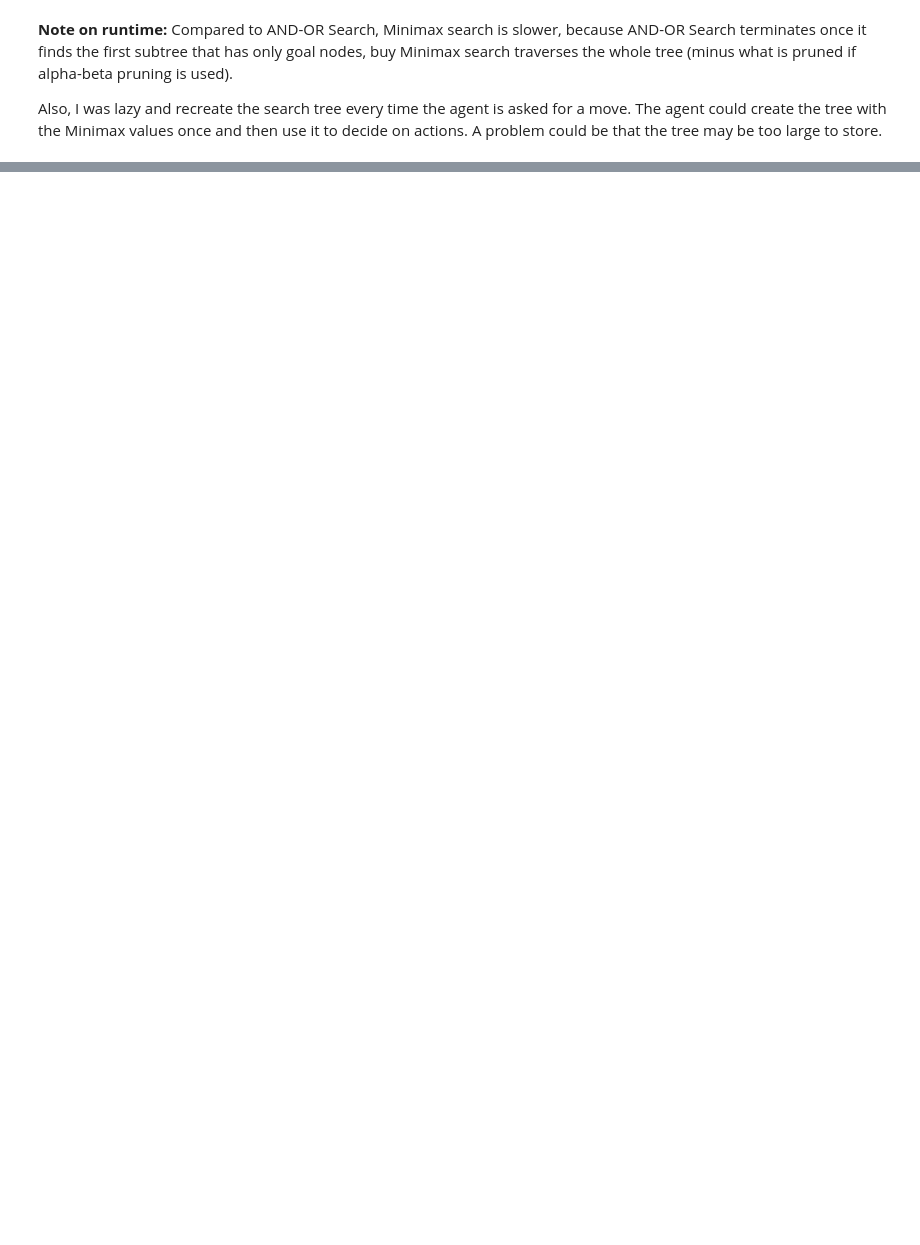
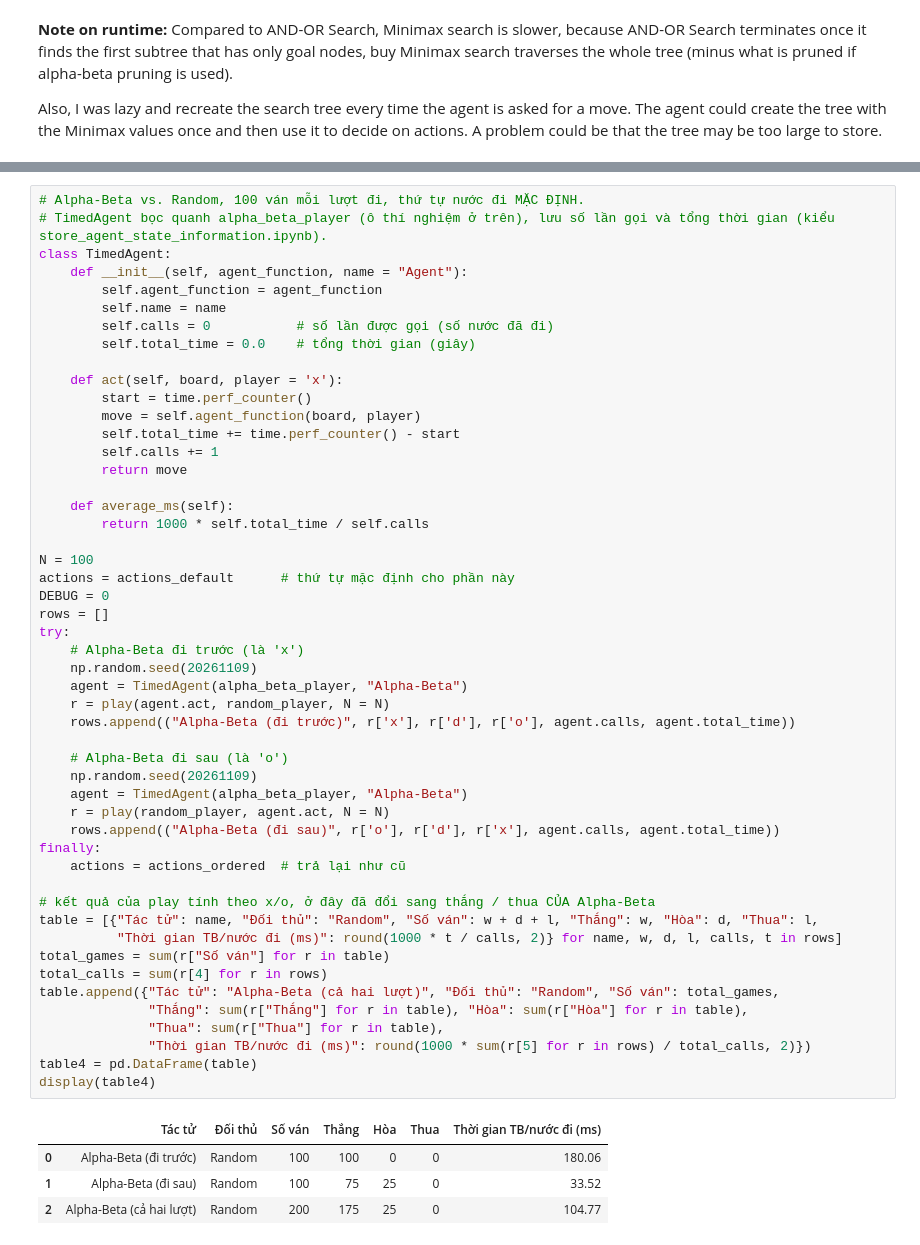
Before and after one commit to Ko4rut/ML-Advance-Group, a Jupyter notebook: lab05 - game/lab05 - game/tictactoe_alpha_beta_tree_search.ipynb, the cells around one changed output, grey strips where cells are left out. Drawn from its saved outputs; the diff is of its cells as text; blank space fills up the shorter version.

```diff
--- a/lab05 - game/lab05 - game/tictactoe_alpha_beta_tree_search.ipynb
+++ b/lab05 - game/lab05 - game/tictactoe_alpha_beta_tree_search.ipynb
@@ -451,0 +655,55 @@ Also, I was lazy and recreate the search tree every time the agent is asked for
+# %%
+# Alpha-Beta vs. Random, 100 ván mỗi lượt đi, thứ tự nước đi MẶC ĐỊNH.
+# TimedAgent bọc quanh alpha_beta_player (ô thí nghiệm ở trên), lưu số lần gọi và tổng thời gian (kiểu store_agent_state_information.ipynb).
+class TimedAgent:
+    def __init__(self, agent_function, name = "Agent"):
+        self.agent_function = agent_function
+        self.name = name
+        self.calls = 0           # số lần được gọi (số nước đã đi)
+        self.total_time = 0.0    # tổng thời gian (giây)
+
+    def act(self, board, player = 'x'):
+        start = time.perf_counter()
+        move = self.agent_function(board, player)
+        self.total_time += time.perf_counter() - start
+        self.calls += 1
+        return move
+
+    def average_ms(self):
+        return 1000 * self.total_time / self.calls
+
+N = 100
+actions = actions_default      # thứ tự mặc định cho phần này
+DEBUG = 0
+rows = []
+try:
+    # Alpha-Beta đi trước (là 'x')
+    np.random.seed(20261109)
+    agent = TimedAgent(alpha_beta_player, "Alpha-Beta")
+    r = play(agent.act, random_player, N = N)
+    rows.append(("Alpha-Beta (đi trước)", r['x'], r['d'], r['o'], agent.calls, agent.total_time))
+
+    # Alpha-Beta đi sau (là 'o')
+    np.random.seed(20261109)
+    agent = TimedAgent(alpha_beta_player, "Alpha-Beta")
+    r = play(random_player, agent.act, N = N)
+    rows.append(("Alpha-Beta (đi sau)", r['o'], r['d'], r['x'], agent.calls, agent.total_time))
+finally:
+    actions = actions_ordered  # trả lại như cũ
+
+# kết quả của play tính theo x/o, ở đây đã đổi sang thắng / thua CỦA Alpha-Beta
+table = [{"Tác tử": name, "Đối thủ": "Random", "Số ván": w + d + l, "Thắng": w, "Hòa": d, "Thua": l,
+          "Thời gian TB/nước đi (ms)": round(1000 * t / calls, 2)} for name, w, d, l, calls, t in rows]
+total_games = sum(r["Số ván"] for r in table)
+total_calls = sum(r[4] for r in rows)
+table.append({"Tác tử": "Alpha-Beta (cả hai lượt)", "Đối thủ": "Random", "Số ván": total_games,
+              "Thắng": sum(r["Thắng"] for r in table), "Hòa": sum(r["Hòa"] for r in table),
+              "Thua": sum(r["Thua"] for r in table),
+              "Thời gian TB/nước đi (ms)": round(1000 * sum(r[5] for r in rows) / total_calls, 2)})
+table4 = pd.DataFrame(table)
+display(table4)
+# %% [output]
+|  | Tác tử | Đối thủ | Số ván | Thắng | Hòa | Thua | Thời gian TB/nước đi (ms) |
+| 0 | Alpha-Beta (đi trước) | Random | 100 | 100 | 0 | 0 | 180.06 |
+| 1 | Alpha-Beta (đi sau) | Random | 100 | 75 | 25 | 0 | 33.52 |
+| 2 | Alpha-Beta (cả hai lượt) | Random | 200 | 175 | 25 | 0 | 104.77 |
```
Also changed, not shown: parts of 34 cells of this notebook.
